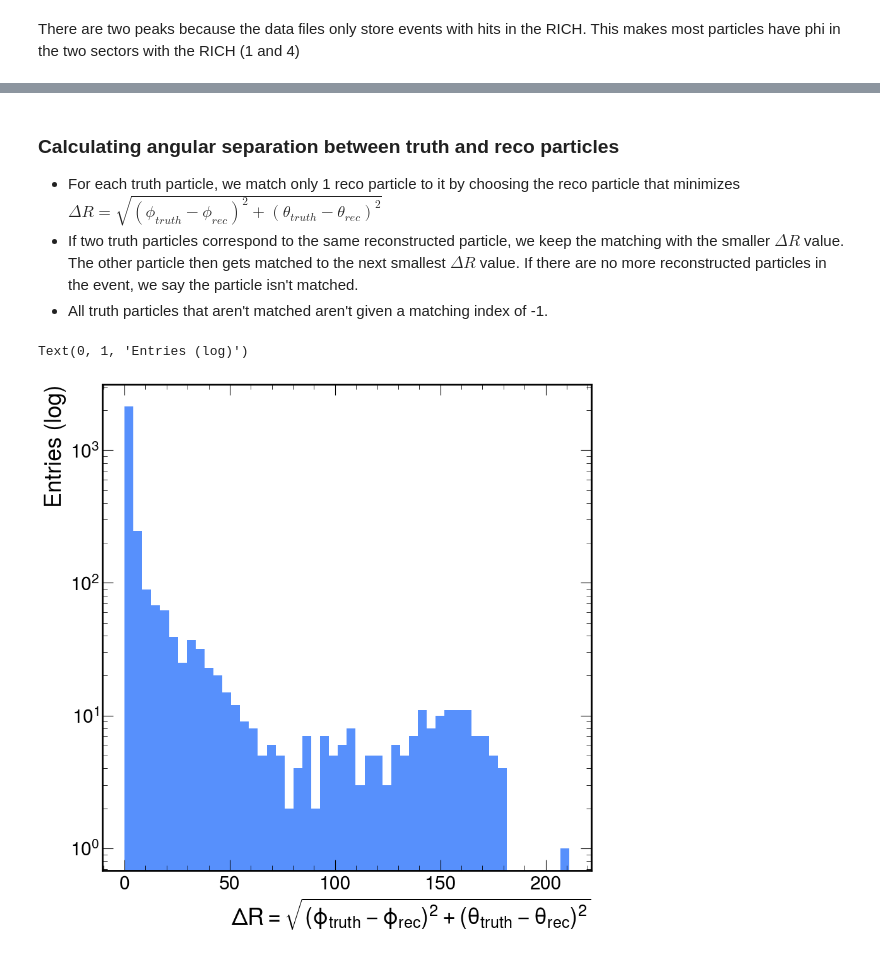
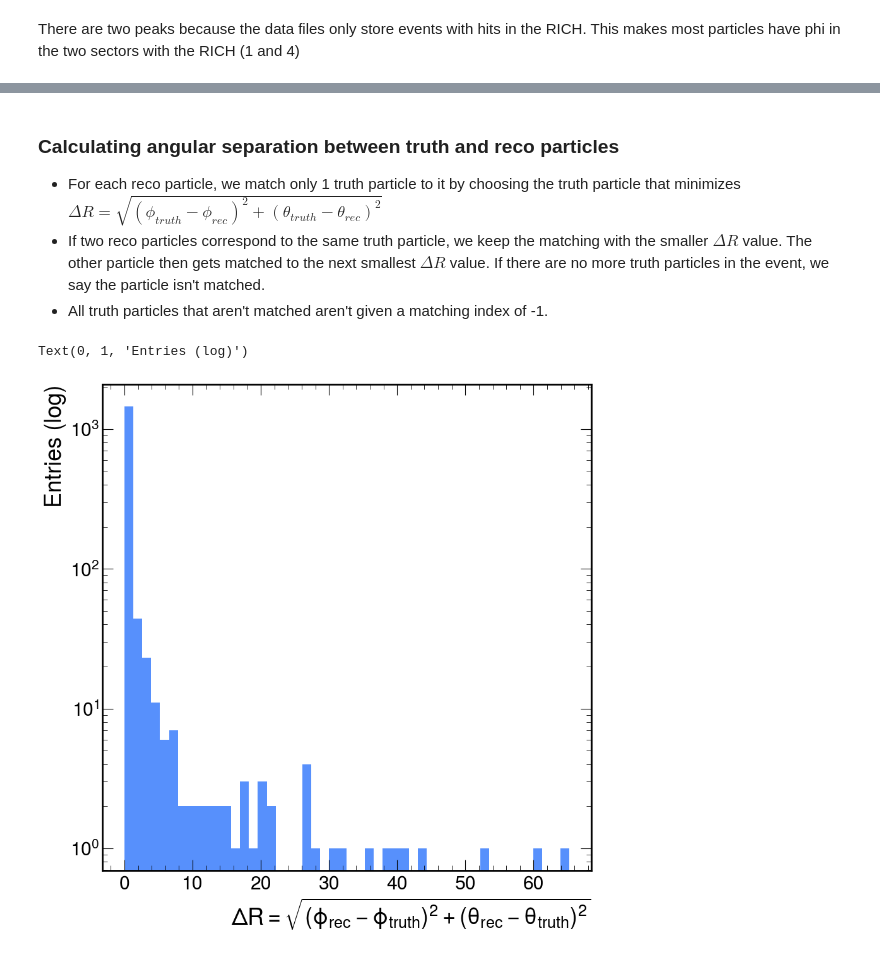
Before and after one commit to rymilton/CLAS_RICH_ML, a Jupyter notebook: RICH_QA.ipynb, the cells around one changed output, grey strips where cells are left out. Drawn from its saved outputs; the diff is of its cells as text; code cells hidden in the pictures.

```diff
--- a/RICH_QA.ipynb
+++ b/RICH_QA.ipynb
@@ -127,6 +213,8 @@ rec_particles["phi"] = np.atan2(rec_particles["py"], rec_particles["px"])
 rec_particles["phi"] = ak.where(rec_particles["phi"] < 0, rec_particles["phi"] + 2 * np.pi, rec_particles["phi"])*180/np.pi
 truth_particles["theta"] = np.arccos(truth_particles["pz"]/truth_particles["p"]) * 180/np.pi
 rec_particles["theta"] = np.arccos(rec_particles["pz"]/rec_particles["p"]) * 180/np.pi
+# %%
+rec_particles_RICH = rec_particles[unique_pindex]
 # %% [markdown]
 There are two peaks because the data files only store events with hits in the RICH. This makes most particles have phi in the two sectors with the RICH (1 and 4)
 # %%
@@ -182,25 +382,29 @@ plt.legend()
+# %%
+rec_particles = rec_particles_RICH
 # %% [markdown]
 ### Calculating angular separation between truth and reco particles
-- For each truth particle, we match only 1 reco particle to it by choosing the reco particle that minimizes $\Delta R = \sqrt{ (\phi_{truth} - \phi_{rec})^2 + (\theta_{truth} - \theta_{rec})^2}$
-- If two truth particles correspond to the same reconstructed particle, we keep the matching with the smaller $\Delta R$ value. The other particle then gets matched to the next smallest $\Delta R$ value. If there are no more reconstructed particles in the event, we say the particle isn't matched.
+- For each reco particle, we match only 1 truth particle to it by choosing the truth particle that minimizes $\Delta R = \sqrt{ (\phi_{truth} - \phi_{rec})^2 + (\theta_{truth} - \theta_{rec})^2}$
+- If two reco particles correspond to the same truth particle, we keep the matching with the smaller $\Delta R$ value. The other particle then gets matched to the next smallest $\Delta R$ value. If there are no more truth particles in the event, we say the particle isn't matched.
 - All truth particles that aren't matched aren't given a matching index of -1.
 # %%
 def angular_difference(a, b):
     diff = (a - b + 180) % 360 - 180
     return diff
-# %%
-delta_R = []
-num_events_with_multiple = 0
-
-for event in range(len(truth_particles["theta"])):
-    delta_R_event = []
-    matching_index_event = []
-    for truth_phi, truth_theta in zip(truth_particles["phi"][event], truth_particles["theta"][event]):
-        delta_R_particle = []
-        for rec_phi, rec_theta in zip(rec_particles["phi"][event], rec_particles["theta"][event]):
-            delta_R_particle.append(np.sqrt( angular_difference(truth_phi, rec_phi)**2 + (truth_theta - rec_theta)**2))
-        delta_R_event.append(delta_R_particle)
-    delta_R.append(delta_R_event)
+# %%
+delta_R = []
+num_events_with_multiple = 0
+
+for event in range(len(rec_particles["theta"])):
+    if len(rec_particles["theta"][event]) > len(truth_particles["theta"][event]):
+        print(event)
+    delta_R_event = []
+    matching_index_event = []
+    for rec_phi, rec_theta in zip(rec_particles["phi"][event], rec_particles["theta"][event]):
+        delta_R_particle = []
+        for truth_phi, truth_theta in zip(truth_particles["phi"][event], truth_particles["theta"][event]):
+            delta_R_particle.append(np.sqrt( angular_difference(rec_phi, truth_phi )**2 + (rec_theta- truth_theta)**2))
+        delta_R_event.append(delta_R_particle)
+    delta_R.append(delta_R_event)
 # %%
 def find_second_smallest(arr):
     if len(arr) < 2:
@@ -250,10 +457,10 @@ min_delta_R = ak.Array(min_delta_R)
 # %%
 plt.hist(
     ak.flatten(min_delta_R[matching_index>-1]),
     bins=50);
 plt.yscale('log')
-plt.xlabel("$\Delta R = \sqrt{ (\phi_{truth} - \phi_{rec})^2 + (\\theta_{truth} - \\theta_{rec})^2}$")
+plt.xlabel("$\Delta R = \sqrt{ (\phi_{rec} - \phi_{truth})^2 + (\\theta_{rec} - \\theta_{truth})^2}$")
 plt.ylabel("Entries (log)")
 # %% [output]
 Text(0, 1, 'Entries (log)')
-[figure, old version]
+[figure, new version]
```
Also changed, not shown: parts of 21 cells of this notebook.
